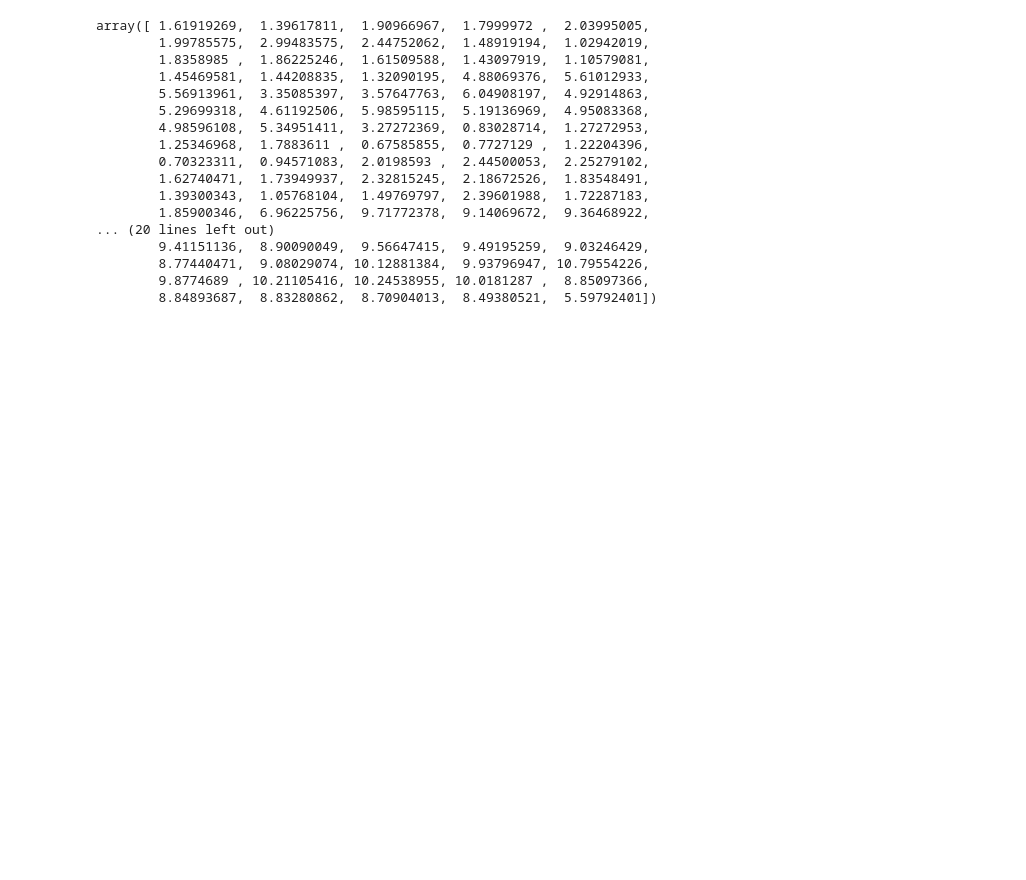
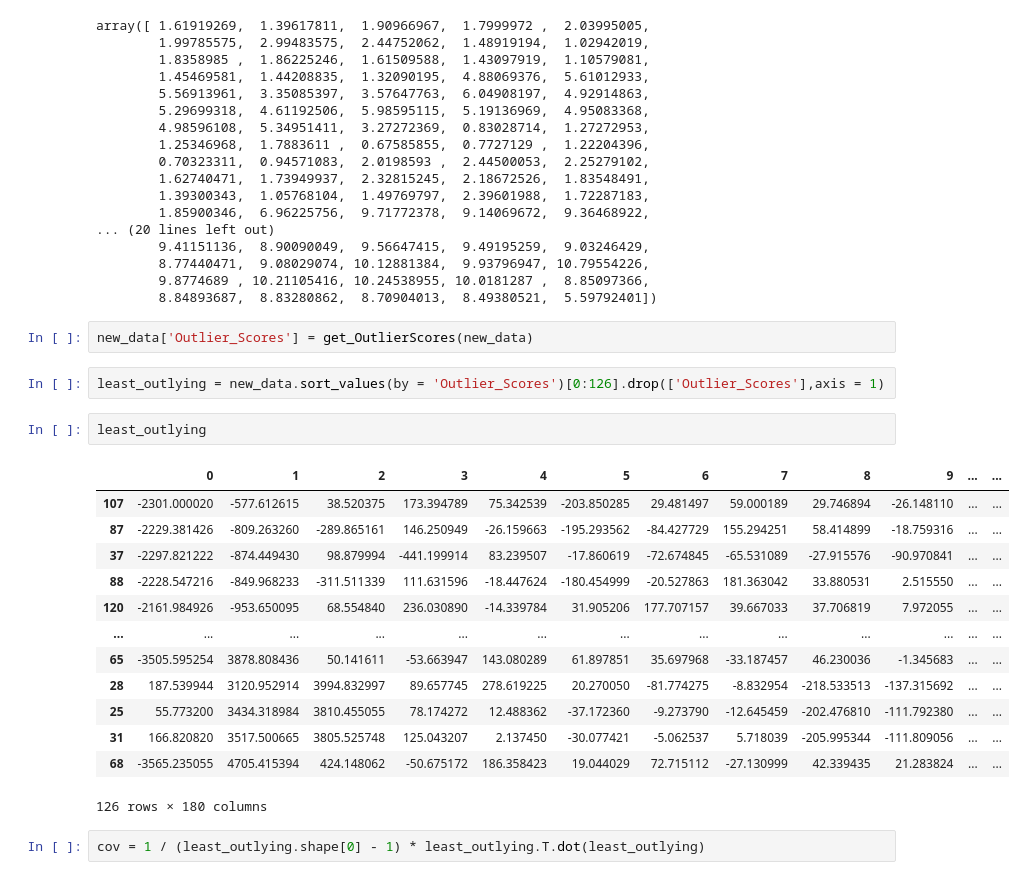
Before and after one commit to neel-yk-5/ROBPCA, a Jupyter notebook: ROBPCA.ipynb, the cells around one changed output. Cells and saved outputs as stored; diff of their text form; blank space fills up the shorter version.

```diff
--- a/ROBPCA.ipynb
+++ b/ROBPCA.ipynb
@@ -154,3 +154,25 @@ array([ 1.61919269,  1.39617811,  1.90966967,  1.7999972 ,  2.03995005,
         8.77440471,  9.08029074, 10.12881384,  9.93796947, 10.79554226,
         9.8774689 , 10.21105416, 10.24538955, 10.0181287 ,  8.85097366,
         8.84893687,  8.83280862,  8.70904013,  8.49380521,  5.59792401])
+# %%
+new_data['Outlier_Scores'] = get_OutlierScores(new_data)
+# %%
+least_outlying = new_data.sort_values(by = 'Outlier_Scores')[0:126].drop(['Outlier_Scores'],axis = 1)
+# %%
+least_outlying
+# %% [output]
+|  | 0 | 1 | 2 | 3 | 4 | 5 | 6 | 7 | 8 | 9 | ... | ... |
+| 107 | -2301.000020 | -577.612615 | 38.520375 | 173.394789 | 75.342539 | -203.850285 | 29.481497 | 59.000189 | 29.746894 | -26.148110 | ... | ... |
+| 87 | -2229.381426 | -809.263260 | -289.865161 | 146.250949 | -26.159663 | -195.293562 | -84.427729 | 155.294251 | 58.414899 | -18.759316 | ... | ... |
+| 37 | -2297.821222 | -874.449430 | 98.879994 | -441.199914 | 83.239507 | -17.860619 | -72.674845 | -65.531089 | -27.915576 | -90.970841 | ... | ... |
+| 88 | -2228.547216 | -849.968233 | -311.511339 | 111.631596 | -18.447624 | -180.454999 | -20.527863 | 181.363042 | 33.880531 | 2.515550 | ... | ... |
+| 120 | -2161.984926 | -953.650095 | 68.554840 | 236.030890 | -14.339784 | 31.905206 | 177.707157 | 39.667033 | 37.706819 | 7.972055 | ... | ... |
+| ... | ... | ... | ... | ... | ... | ... | ... | ... | ... | ... | ... | ... |
+| 65 | -3505.595254 | 3878.808436 | 50.141611 | -53.663947 | 143.080289 | 61.897851 | 35.697968 | -33.187457 | 46.230036 | -1.345683 | ... | ... |
+| 28 | 187.539944 | 3120.952914 | 3994.832997 | 89.657745 | 278.619225 | 20.270050 | -81.774275 | -8.832954 | -218.533513 | -137.315692 | ... | ... |
+| 25 | 55.773200 | 3434.318984 | 3810.455055 | 78.174272 | 12.488362 | -37.172360 | -9.273790 | -12.645459 | -202.476810 | -111.792380 | ... | ... |
+| 31 | 166.820820 | 3517.500665 | 3805.525748 | 125.043207 | 2.137450 | -30.077421 | -5.062537 | 5.718039 | -205.995344 | -111.809056 | ... | ... |
+| 68 | -3565.235055 | 4705.415394 | 424.148062 | -50.675172 | 186.358423 | 19.044029 | 72.715112 | -27.130999 | 42.339435 | 21.283824 | ... | ... |
+126 rows × 180 columns
+# %%
+cov = 1 / (least_outlying.shape[0] - 1) * least_outlying.T.dot(least_outlying)
```
Also changed, not shown: parts of 20 cells of this notebook.
